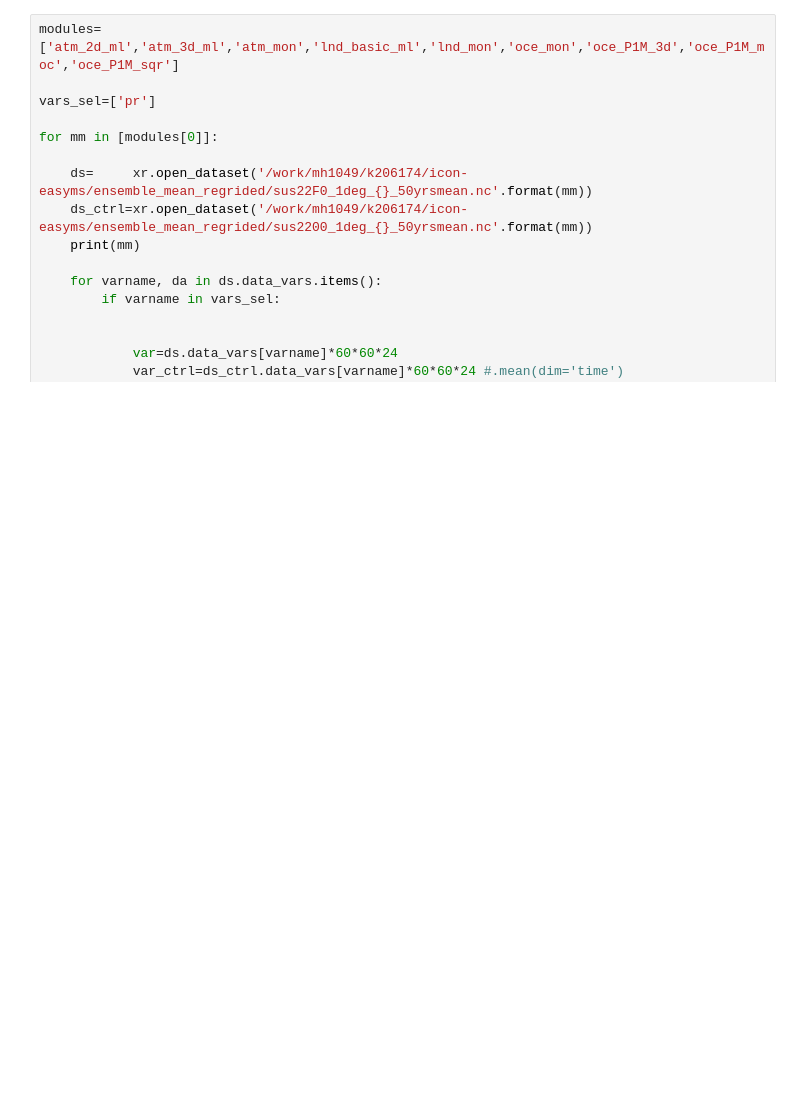
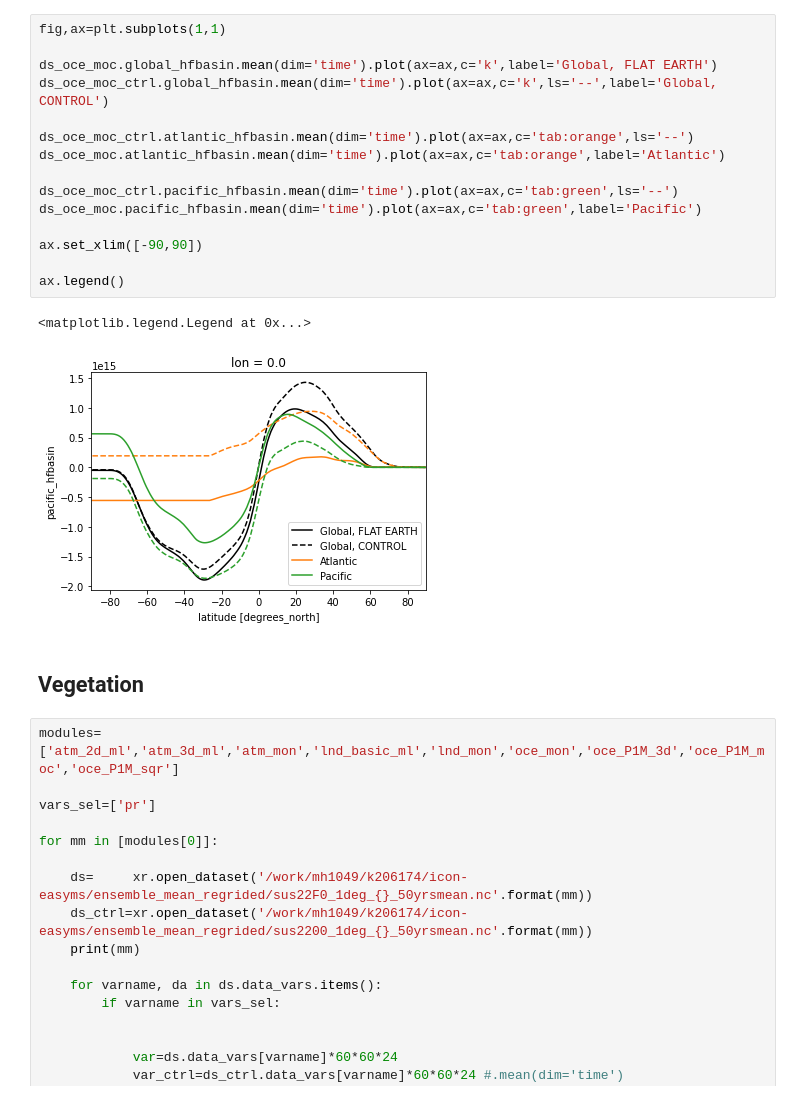
Before and after one commit to JanLandwehrs/ICON-ESM_FlatEarth, a Jupyter notebook: ICON_FlatEarth.ipynb, the cells around one changed output. Cells and saved outputs as stored; diff of their text form; blank space fills up the shorter version.

```diff
--- a/ICON_FlatEarth.ipynb
+++ b/ICON_FlatEarth.ipynb
@@ -125,3 +183,23 @@ plt.subplots_adjust(wspace=0)
+# %%
+fig,ax=plt.subplots(1,1)
+
+ds_oce_moc.global_hfbasin.mean(dim='time').plot(ax=ax,c='k',label='Global, FLAT EARTH')
+ds_oce_moc_ctrl.global_hfbasin.mean(dim='time').plot(ax=ax,c='k',ls='--',label='Global, CONTROL')
+
+ds_oce_moc_ctrl.atlantic_hfbasin.mean(dim='time').plot(ax=ax,c='tab:orange',ls='--')
+ds_oce_moc.atlantic_hfbasin.mean(dim='time').plot(ax=ax,c='tab:orange',label='Atlantic')
+
+ds_oce_moc_ctrl.pacific_hfbasin.mean(dim='time').plot(ax=ax,c='tab:green',ls='--')
+ds_oce_moc.pacific_hfbasin.mean(dim='time').plot(ax=ax,c='tab:green',label='Pacific')
+
+ax.set_xlim([-90,90])
+
+ax.legend()
+# %% [output]
+<matplotlib.legend.Legend at 0x...>
+[figure, added]
+# %% [markdown]
+## Vegetation
 # %%
 modules=['atm_2d_ml','atm_3d_ml','atm_mon','lnd_basic_ml','lnd_mon','oce_mon','oce_P1M_3d','oce_P1M_moc','oce_P1M_sqr']
 
```
Also changed, not shown: parts of 22 cells of this notebook.
